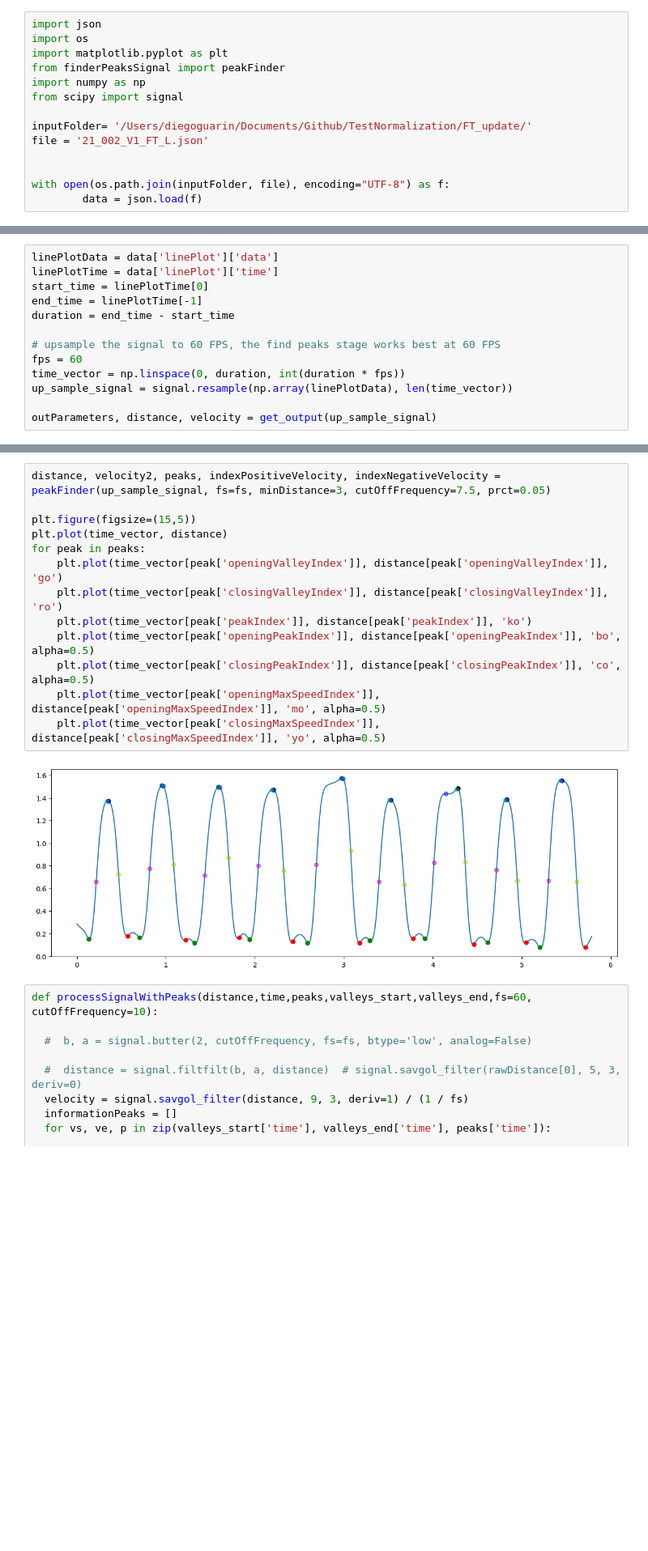
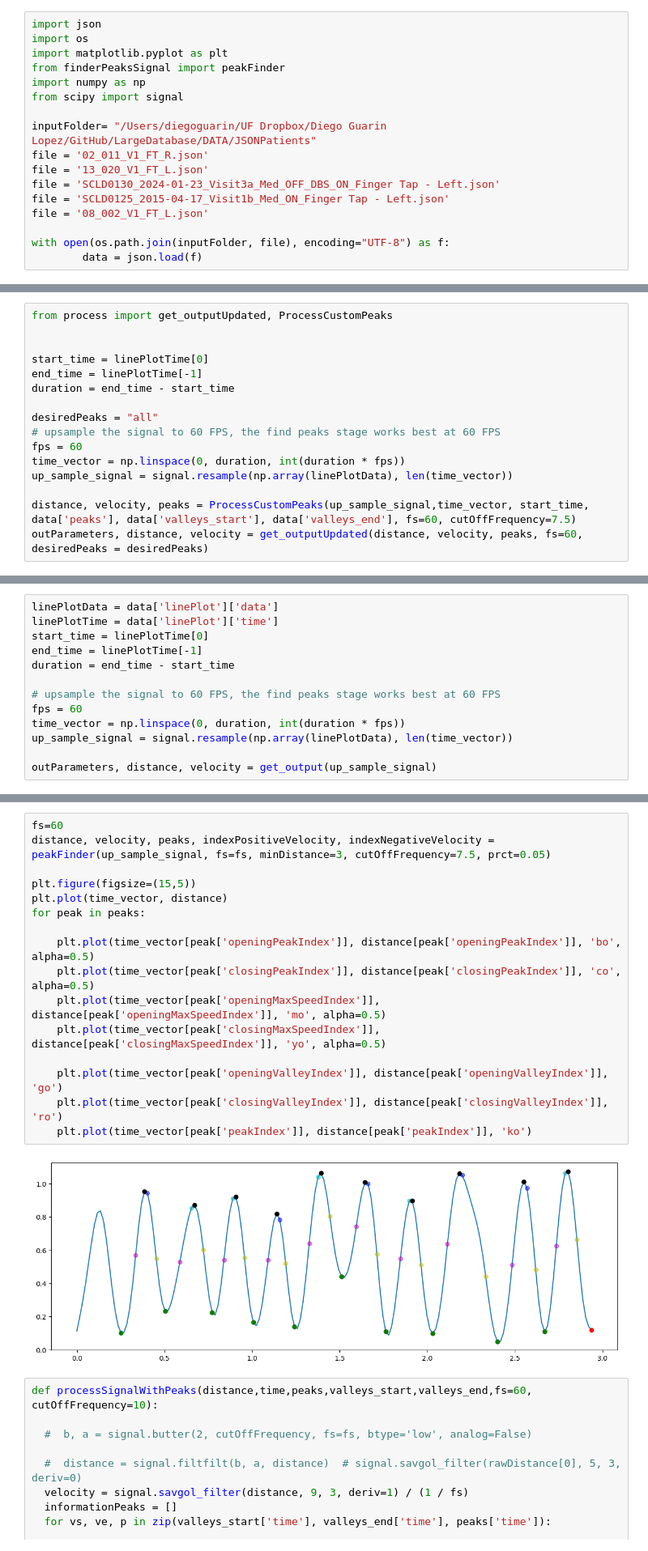
Before and after one commit to dguari1/TestNormalization, a Jupyter notebook: ProcessData.ipynb, the cells around one changed output, grey strips where cells are left out. Shown at 81% size. Drawn from its saved outputs; the diff is of its cells as text; blank space fills up the shorter version.

```diff
--- a/ProcessData.ipynb
+++ b/ProcessData.ipynb
@@ -826,9 +826,12 @@ from finderPeaksSignal import peakFinder
 import numpy as np
 from scipy import signal
 
-inputFolder= '/Users/diegoguarin/Documents/Github/TestNormalization/FT_update/'
-file = '21_002_V1_FT_L.json'
-
+inputFolder= "/Users/diegoguarin/UF Dropbox/Diego Guarin Lopez/GitHub/LargeDatabase/DATA/JSONPatients"
+file = '02_011_V1_FT_R.json'
+file = '13_020_V1_FT_L.json'
+file = 'SCLD0130_2024-01-23_Visit3a_Med_OFF_DBS_ON_Finger Tap - Left.json'
+file = 'SCLD0125_2015-04-17_Visit1b_Med_ON_Finger Tap - Left.json'
+file = '08_002_V1_FT_L.json'
 
 with open(os.path.join(inputFolder, file), encoding="UTF-8") as f:
         data = json.load(f)
@@ -847,0 +850,16 @@ from process import get_output
+# %%
+from process import get_outputUpdated, ProcessCustomPeaks
+
+
+start_time = linePlotTime[0]
+end_time = linePlotTime[-1]
+duration = end_time - start_time
+
+desiredPeaks = "all"
+# upsample the signal to 60 FPS, the find peaks stage works best at 60 FPS
+fps = 60
+time_vector = np.linspace(0, duration, int(duration * fps))
+up_sample_signal = signal.resample(np.array(linePlotData), len(time_vector))
+
+distance, velocity, peaks = ProcessCustomPeaks(up_sample_signal,time_vector, start_time, data['peaks'], data['valleys_start'], data['valleys_end'], fs=60, cutOffFrequency=7.5)
+outParameters, distance, velocity = get_outputUpdated(distance, velocity, peaks, fs=60, desiredPeaks = desiredPeaks)
@@ -1003,18 +1038,21 @@ informationPeaks
 # %%
-distance, velocity2, peaks, indexPositiveVelocity, indexNegativeVelocity = peakFinder(up_sample_signal, fs=fs, minDistance=3, cutOffFrequency=7.5, prct=0.05)
+fs=60
+distance, velocity, peaks, indexPositiveVelocity, indexNegativeVelocity = peakFinder(up_sample_signal, fs=fs, minDistance=3, cutOffFrequency=7.5, prct=0.05)
 
 plt.figure(figsize=(15,5))
 plt.plot(time_vector, distance)
 for peak in peaks:
-    plt.plot(time_vector[peak['openingValleyIndex']], distance[peak['openingValleyIndex']], 'go')
-    plt.plot(time_vector[peak['closingValleyIndex']], distance[peak['closingValleyIndex']], 'ro')
-    plt.plot(time_vector[peak['peakIndex']], distance[peak['peakIndex']], 'ko')
+
     plt.plot(time_vector[peak['openingPeakIndex']], distance[peak['openingPeakIndex']], 'bo', alpha=0.5)
     plt.plot(time_vector[peak['closingPeakIndex']], distance[peak['closingPeakIndex']], 'co', alpha=0.5)
     plt.plot(time_vector[peak['openingMaxSpeedIndex']], distance[peak['openingMaxSpeedIndex']], 'mo', alpha=0.5)
     plt.plot(time_vector[peak['closingMaxSpeedIndex']], distance[peak['closingMaxSpeedIndex']], 'yo', alpha=0.5)
+
+    plt.plot(time_vector[peak['openingValleyIndex']], distance[peak['openingValleyIndex']], 'go')
+    plt.plot(time_vector[peak['closingValleyIndex']], distance[peak['closingValleyIndex']], 'ro')
+    plt.plot(time_vector[peak['peakIndex']], distance[peak['peakIndex']], 'ko')
 # %% [output]
-[figure, old version]
+[figure, new version]
 # %%
 def processSignalWithPeaks(distance,time,peaks,valleys_start,valleys_end,fs=60, cutOffFrequency=10):
 
```
Also changed, not shown: parts of 13 cells of this notebook, 1 other file.
